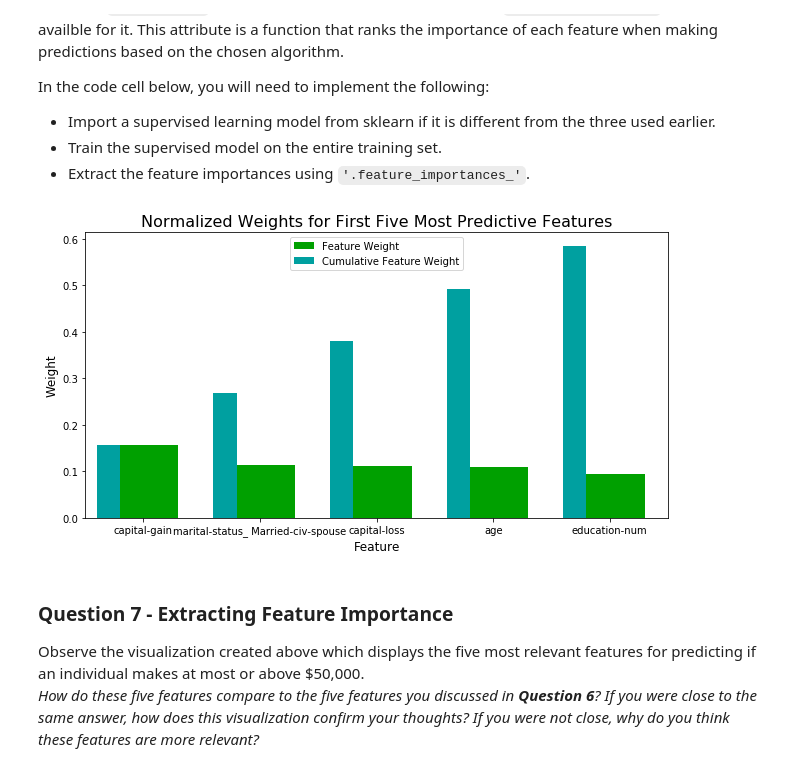
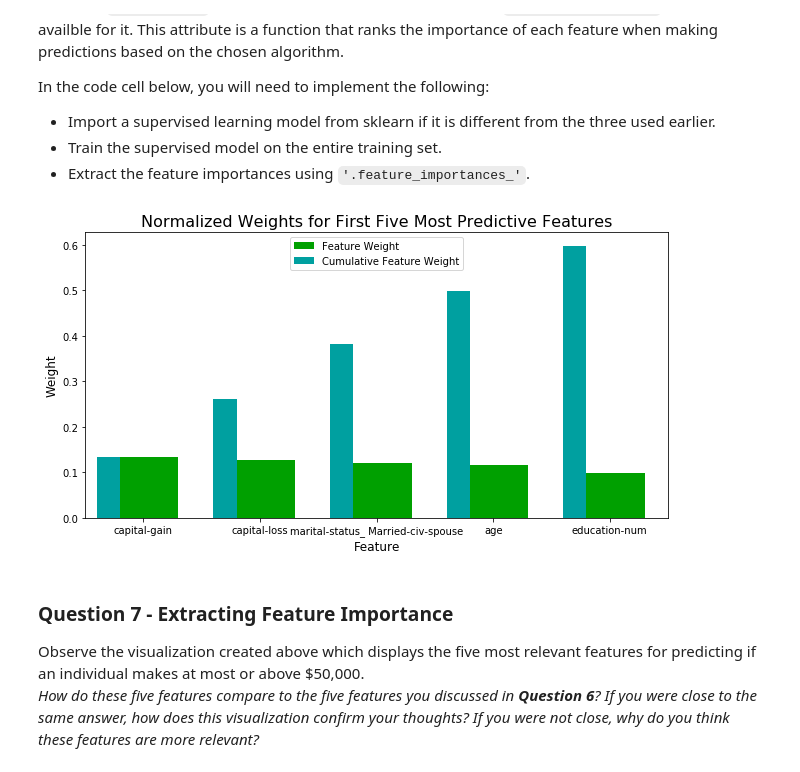
Before and after one commit to kennedysousa/finding_donors, a Jupyter notebook: finding_donors.ipynb, the cells around one changed output. Cells and saved outputs as stored; diff of their text form; code cells hidden in the pictures.

```diff
--- a/finding_donors.ipynb
+++ b/finding_donors.ipynb
@@ -502,16 +501,18 @@ In the code cell below, you will need to implement the following:
 # %%
 # TODO: Import a supervised learning model that has 'feature_importances_'
 
 # TODO: Train the supervised model on the training set
-model = best_clf.fit(X_train, y_train)
+model = GradientBoostingClassifier(random_state=0)
+
+model.fit(X_train, y_train)
 
 # TODO: Extract the feature importances
-importances = best_clf.feature_importances_
+importances = model.feature_importances_
 
 # Plot
 vs.feature_plot(importances, X_train, y_train)
 # %% [output]
-[figure, old version]
+[figure, new version]
 # %% [markdown]
 ### Question 7 - Extracting Feature Importance
 
```
Also changed, not shown: parts of 8 cells of this notebook.
